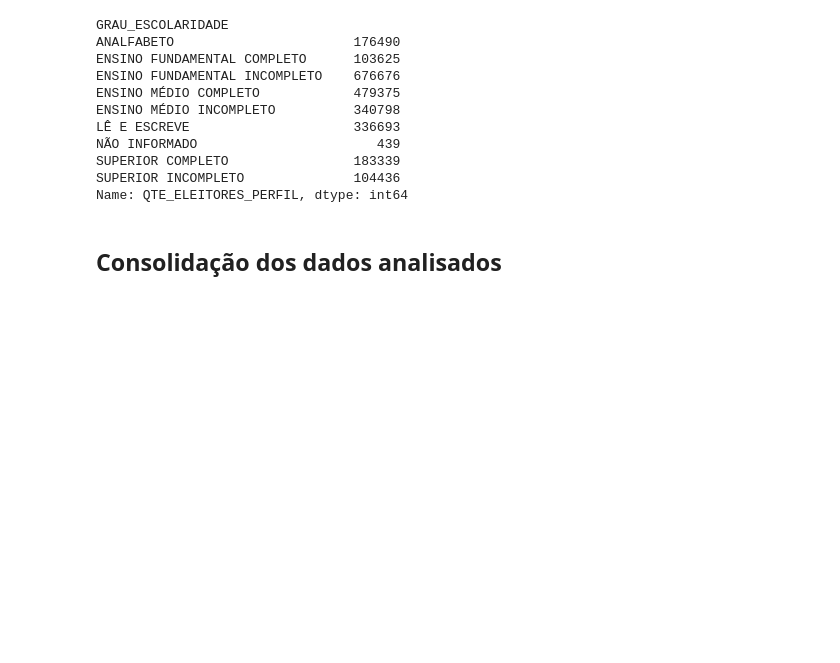
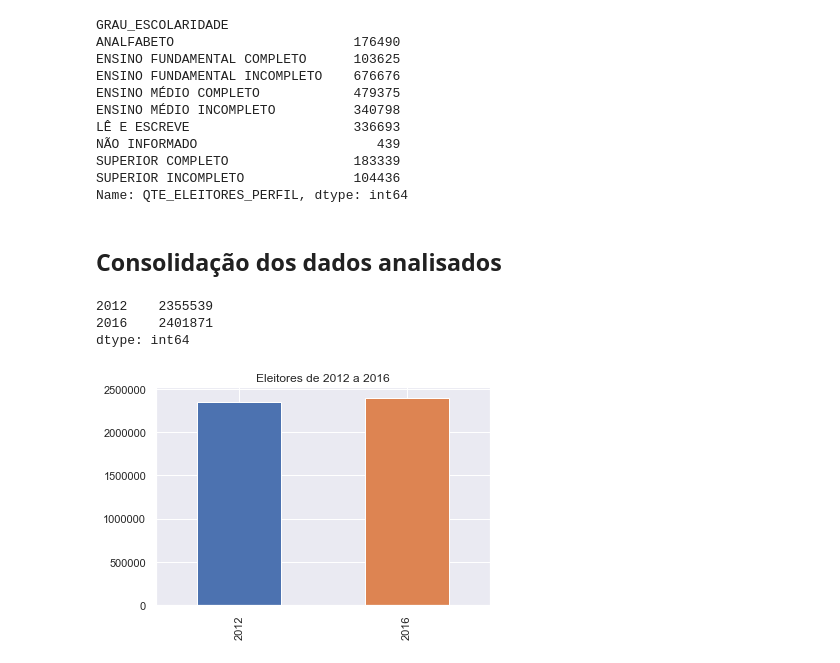
Before and after one commit to ecalasans/tse_dados_abertos, a Jupyter notebook: perfilEleitorado.ipynb, the cells around one changed output. Saved outputs shown, nothing was run; the diff lists cells and outputs as text; code cells hidden in the pictures; blank space fills up the shorter version.

```diff
--- a/perfilEleitorado.ipynb
+++ b/perfilEleitorado.ipynb
@@ -159,7 +159,19 @@ Name: QTE_ELEITORES_PERFIL, dtype: int64
 # %% [markdown]
 ## Consolidação dos dados analisados
 # %%
+
+
 eleitores = pd.DataFrame({'2012' : eleitores_df2012, '2016' : eleitores_df2016})
 sexo = pd.DataFrame({'2012' : sexo_df2012, '2016' : sexo_df2016})
 faixa_etaria = pd.DataFrame({'2012' : faixa_etaria_df2012, '2016' : faixa_etaria_df2016})
 escolaridade = pd.DataFrame({'2012' : grau_esc_df2012, '2016' : grau_esc_df2016})
+val_eleitores = eleitores.sum()
+anos = eleitores.keys()
+# %%
+ax = val_eleitores.plot.bar(x='Ano', y='Nº de eleitores', title='Eleitores de 2012 a 2016')
+val_eleitores
+# %% [output]
+2012    2355539
+2016    2401871
+dtype: int64
+[figure, added]
```
Also changed, not shown: parts of 3 cells of this notebook.
